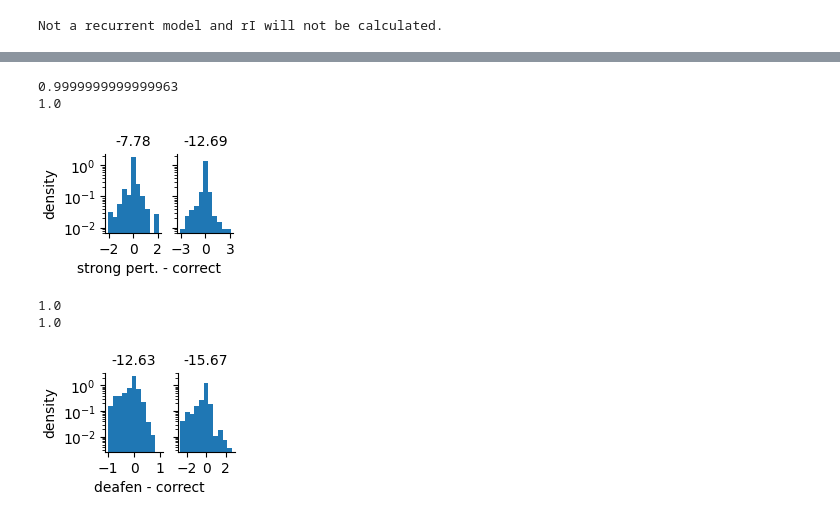
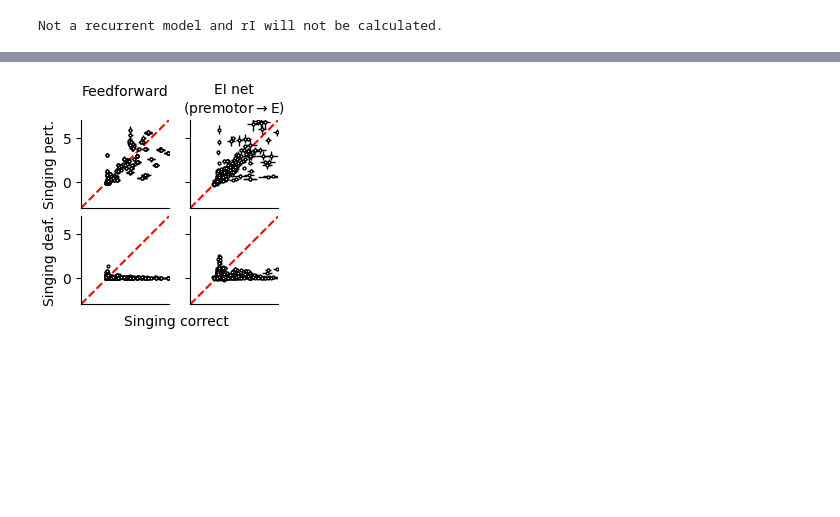
Before and after one commit to gongziyida/vocal-error-network, a Jupyter notebook: simulations/train_premotor2E_models_sparseW.ipynb, the cells around one changed output, grey strips where cells are left out. Cells and saved outputs as stored; diff of their text form; code cells hidden in the pictures; blank space fills up the shorter version.

```diff
--- a/simulations/train_premotor2E_models_sparseW.ipynb
+++ b/simulations/train_premotor2E_models_sparseW.ipynb
@@ -172,18 +159,9 @@ fig.savefig(os.path.join(IMG_DIR, 'pert_premotor2E_models.svg'))
-# %%
-fig, ax = plot_dist_rate_diff(res['ctrl'], res['pert_strong'], t0, t1, NE,
-                              figsize=(2,1.5))
-fig.text(0.55, 0.05, 'strong pert. - correct', ha='center')
-fig.savefig(os.path.join(IMG_DIR, 'pert_premotor2E_models.svg'))
-# %% [output]
-0.9999999999999963
-1.0
-[figure, removed]
-# %%
-fig, ax = plot_dist_rate_diff(res['ctrl'], res['deaf'], t0, t1, NE,
-                              figsize=(2,1.5))
-fig.text(0.55, 0.05, 'deafen - correct', ha='center')
-fig.savefig(os.path.join(IMG_DIR, 'deaf_premotor2E_models.svg'))
-# %% [output]
-1.0
-1.0
-[figure, removed]
+# %%
+test_names = dict(pert='Singing pert.', deaf='Singing deaf.')
+model_names = ('Feedforward\n', 'EI net\n(premotor$\\to$E)')
+
+fig, ax = plot_ctrl_vs_nonctrl(res_time_avg_trial_avg, res_time_avg_trial_se,
+                               test_names, model_names, figsize=(2.5,2.5))
+fig.savefig(os.path.join(IMG_DIR, 'sparseW_premotor2E_learn_real_joint_dist.svg'), dpi=300)
+# %% [output]
+[figure, added]
```
Also changed, not shown: parts of 6 cells of this notebook, 6 other files.
